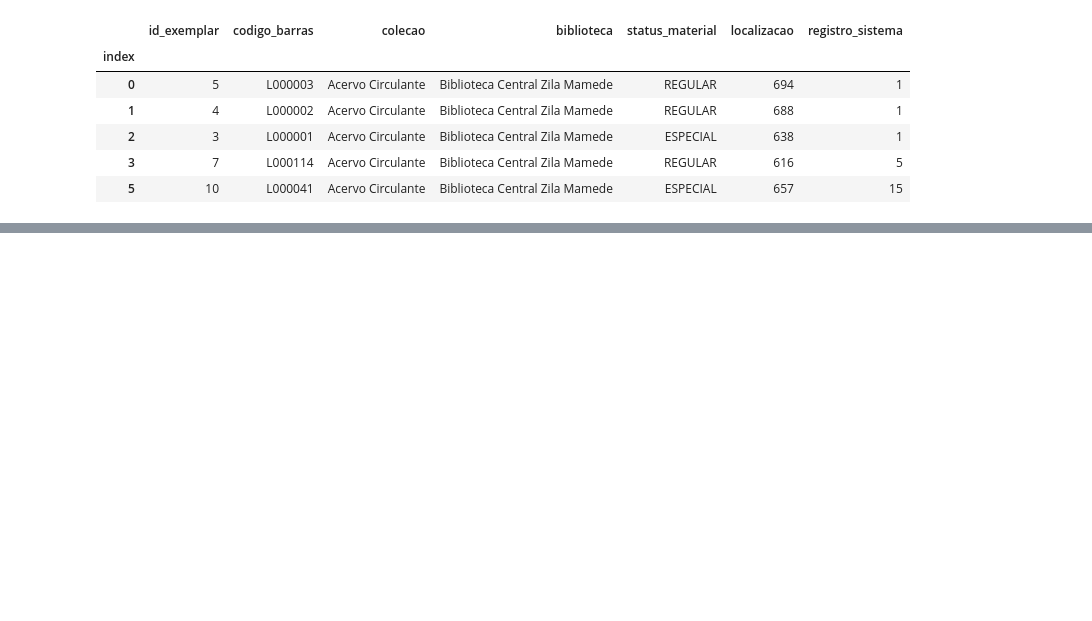
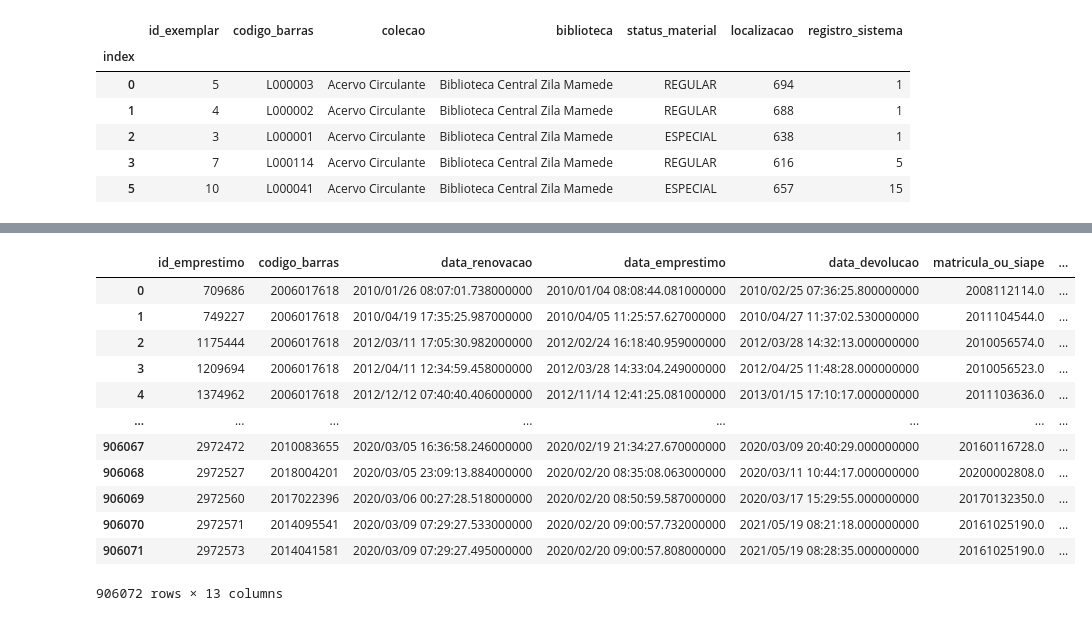
Before and after one commit to szjunior/desafio_allura, a Jupyter notebook: desafio_alura_01.ipynb, the cells around one changed output, grey strips where cells are left out. Cells and saved outputs as stored; diff of their text form; code cells hidden in the pictures; blank space fills up the shorter version.

```diff
--- a/desafio_alura_01.ipynb
+++ b/desafio_alura_01.ipynb
@@ -208,0 +209,6 @@ memory usage: 39.5+ MB
+# %%
+# Excluir a coluna 'registro_sistema'
+dados_acervo = dados_acervo.drop(columns=['registro_sistema'])
+
+# Exibir o DataFrame resultante
+print(dados_acervo)
@@ -208,0 +242,3 @@ memory usage: 39.5+ MB
+# %%
+# Transformar a coluna 'matricula_ou_siape' em formato string
+dados_acervo['matricula_ou_siape'] = dados_acervo['matricula_ou_siape'].astype(str)
@@ -208,0 +254,31 @@ memory usage: 39.5+ MB
+# %%
+import pandas as pd
+
+# Supondo que o DataFrame dados_acervo já esteja carregado
+
+# Lista de tuplas com os intervalos e suas descrições
+intervalos = [
+    (0, 99, 'Generalidades. Ciência e conhecimento.'),
+    (100, 199, 'Filosofia e psicologia.'),
+    (200, 299, 'Religião.'),
+    (300, 399, 'Ciências sociais.'),
+    (400, 499, 'Classe vaga. Provisoriamente não ocupada.'),
+    (500, 599, 'Matemática e ciências naturais.'),
+    (600, 699, 'Ciências aplicadas.'),
+    (700, 799, 'Belas artes.'),
+    (800, 899, 'Linguagem. Língua. Linguística.'),
+    (900, 999, 'Geografia. Biografia. História.')
+]
+
+# Definir a função para mapear os valores de localizacao para as descrições fornecidas
+def mapear_localizacao(localizacao):
+    for inicio, fim, descricao in intervalos:
+        if inicio <= localizacao <= fim:
+            return descricao
+    return 'Desconhecido'
+
+# Aplicar a função ao DataFrame para criar a nova coluna
+dados_acervo['descricao_localizacao'] = dados_acervo['localizacao'].apply(mapear_localizacao)
+
+# Exibir o DataFrame resultante
+print(dados_acervo)
@@ -208,0 +303,16 @@ memory usage: 39.5+ MB
+# %%
+dados_acervo.head(-340)
+# %% [output]
+|  | id_emprestimo | codigo_barras | data_renovacao | data_emprestimo | data_devolucao | matricula_ou_siape | ... |
+| 0 | 709686 | 2006017618 | 2010/01/26 08:07:01.738000000 | 2010/01/04 08:08:44.081000000 | 2010/02/25 07:36:25.800000000 | 2008112114.0 | ... |
+| 1 | 749227 | 2006017618 | 2010/04/19 17:35:25.987000000 | 2010/04/05 11:25:57.627000000 | 2010/04/27 11:37:02.530000000 | 2011104544.0 | ... |
+| 2 | 1175444 | 2006017618 | 2012/03/11 17:05:30.982000000 | 2012/02/24 16:18:40.959000000 | 2012/03/28 14:32:13.000000000 | 2010056574.0 | ... |
+| 3 | 1209694 | 2006017618 | 2012/04/11 12:34:59.458000000 | 2012/03/28 14:33:04.249000000 | 2012/04/25 11:48:28.000000000 | 2010056523.0 | ... |
+| 4 | 1374962 | 2006017618 | 2012/12/12 07:40:40.406000000 | 2012/11/14 12:41:25.081000000 | 2013/01/15 17:10:17.000000000 | 2011103636.0 | ... |
+| ... | ... | ... | ... | ... | ... | ... | ... |
+| 906067 | 2972472 | 2010083655 | 2020/03/05 16:36:58.246000000 | 2020/02/19 21:34:27.670000000 | 2020/03/09 20:40:29.000000000 | 20160116728.0 | ... |
+| 906068 | 2972527 | 2018004201 | 2020/03/05 23:09:13.884000000 | 2020/02/20 08:35:08.063000000 | 2020/03/11 10:44:17.000000000 | 20200002808.0 | ... |
+| 906069 | 2972560 | 2017022396 | 2020/03/06 00:27:28.518000000 | 2020/02/20 08:50:59.587000000 | 2020/03/17 15:29:55.000000000 | 20170132350.0 | ... |
+| 906070 | 2972571 | 2014095541 | 2020/03/09 07:29:27.533000000 | 2020/02/20 09:00:57.732000000 | 2021/05/19 08:21:18.000000000 | 20161025190.0 | ... |
+| 906071 | 2972573 | 2014041581 | 2020/03/09 07:29:27.495000000 | 2020/02/20 09:00:57.808000000 | 2021/05/19 08:28:35.000000000 | 20161025190.0 | ... |
+906072 rows × 13 columns
```
Also changed, not shown: parts of 10 cells of this notebook.
